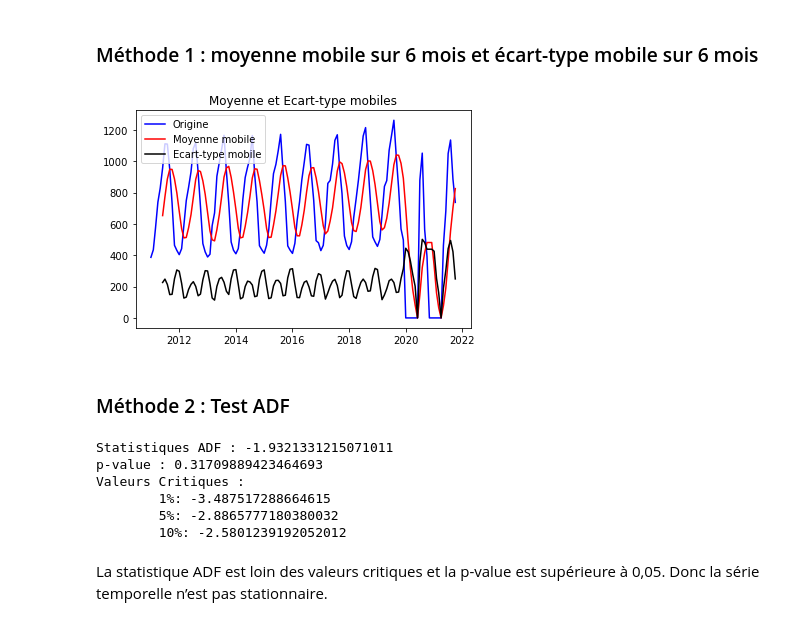
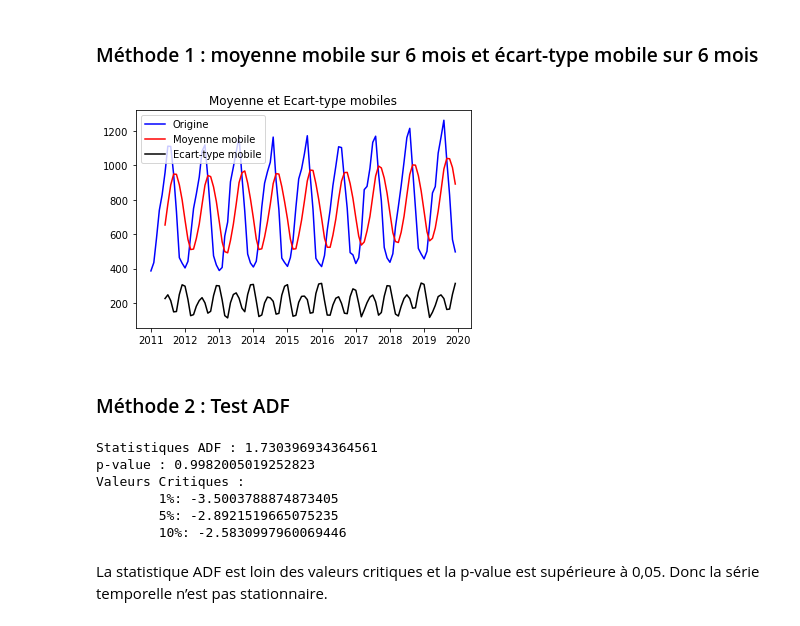
Before and after one commit to julienowack/stat_app, a Jupyter notebook: Indicateur_Cote_Azur.ipynb, the cells around one changed output. Drawn from its saved outputs; the diff is of its cells as text; code cells hidden in the pictures.

```diff
--- a/Indicateur_Cote_Azur.ipynb
+++ b/Indicateur_Cote_Azur.ipynb
@@ -56,3 +57,9 @@ df_Official_Data_Sud2.plot()
 [figure]
 # %% [markdown]
 /!\ Il y a bcp de valeurs à 0 en 2020 et 2021 avec le covid.
+# %%
+#On se restreint à une période stable ie avant le confinement. On garde les obs avant 2020.
+df_Official_Data_Sud2_index = df_Official_Data_Sud2.reset_index()
+df_Official_Data_Sud3 = df_Official_Data_Sud2_index[df_Official_Data_Sud2_index['date']<"2020-01-01"]
+df_Official_Data_Sud3.set_index('date', inplace=True)
+df_Official_Data_Sud3
@@ -72,22 +94,22 @@ Test de Dickey-Fuller augmenté (ADF) : La série temporelle est considérée co
 # %%
 #Méthode 1 : moyenne mobile sur 6 mois et écart-type mobile sur 6 mois
 
-rolling_mean = df_Official_Data_Sud2.rolling(window = 6).mean()
-rolling_std = df_Official_Data_Sud2.rolling(window = 6).std()
-plt.plot(df_Official_Data_Sud2, color = 'blue', label = 'Origine')
+rolling_mean = df_Official_Data_Sud3.rolling(window = 6).mean()
+rolling_std = df_Official_Data_Sud3.rolling(window = 6).std()
+plt.plot(df_Official_Data_Sud3, color = 'blue', label = 'Origine')
 plt.plot(rolling_mean, color = 'red', label = 'Moyenne mobile')
 plt.plot(rolling_std, color = 'black', label = 'Ecart-type mobile')
 plt.legend(loc = 'best')
 plt.title('Moyenne et Ecart-type mobiles')
 plt.show()
 # %% [output]
-[figure, old version]
+[figure, new version]
 # %% [markdown]
 ### Méthode 2 : Test ADF
 # %%
 #Methode 2 : Test ADF
 
-result = adfuller(df_Official_Data_Sud2['value_in_thousands'])
+result = adfuller(df_Official_Data_Sud3['value_in_thousands'])
 
 print('Statistiques ADF : {}'.format(result[0]))
 print('p-value : {}'.format(result[1]))
@@ -95,12 +117,12 @@ print('Valeurs Critiques :')
 for key, value in result[4].items():
     print('\t{}: {}'.format(key, value))
 # %% [output]
-Statistiques ADF : -1.9321331215071011
-p-value : 0.31709889423464693
+Statistiques ADF : 1.730396934364561
+p-value : 0.9982005019252823
 Valeurs Critiques :
-        1%: -3.487517288664615
-        5%: -2.8865777180380032
-        10%: -2.5801239192052012
+        1%: -3.5003788874873405
+        5%: -2.8921519665075235
+        10%: -2.5830997960069446
 # %% [markdown]
 La statistique ADF est loin des valeurs critiques et la p-value est supérieure à 0,05. Donc la série temporelle n’est pas stationnaire.
 # %% [markdown]
```
Also changed, not shown: parts of 31 cells of this notebook.
